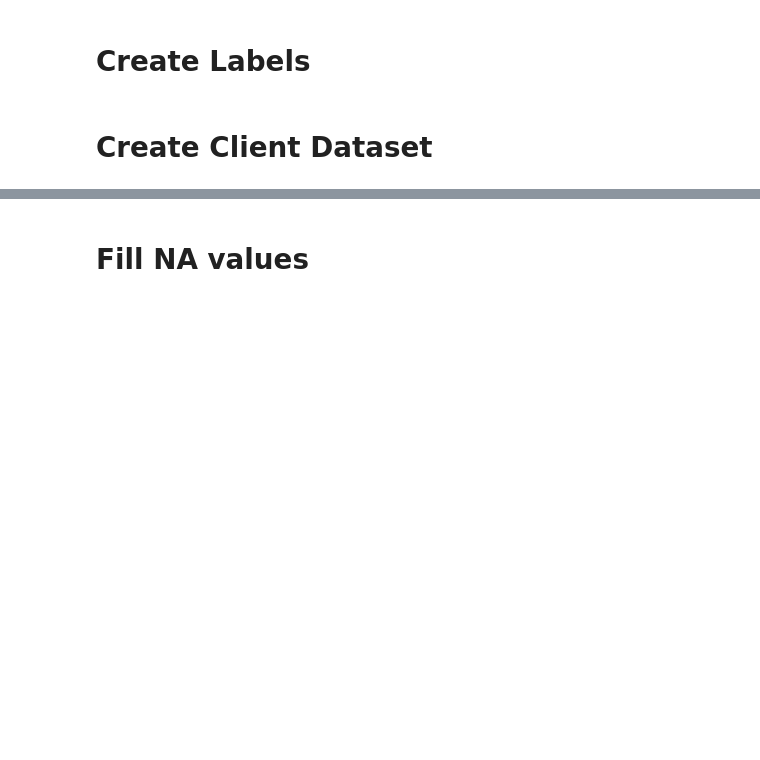
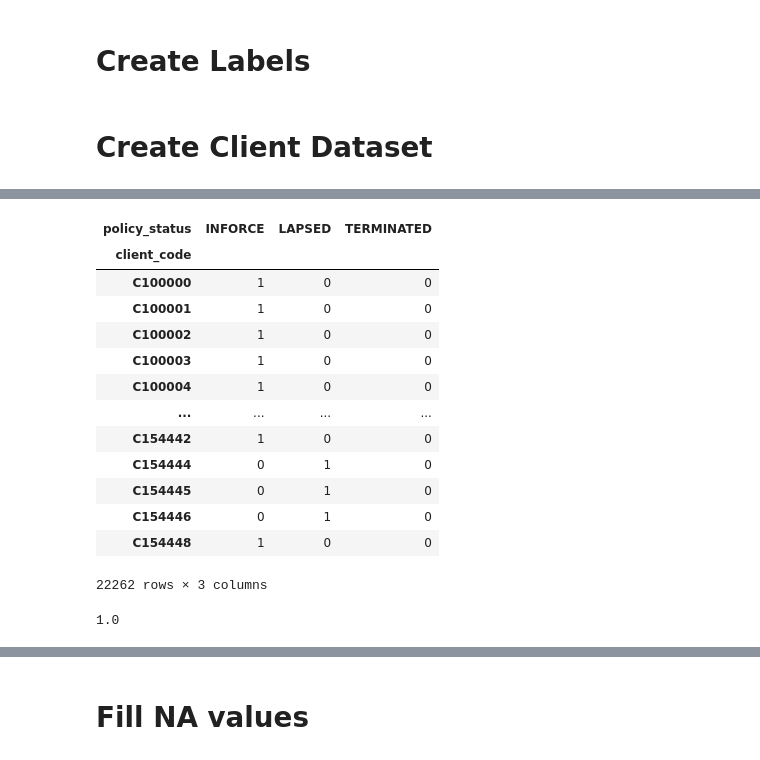
Before and after one commit to nisalr/datastorm-2.0-case-study, a Jupyter notebook: src/model-v1.ipynb, the cells around one changed output, grey strips where cells are left out. Saved outputs shown, nothing was run; the diff lists cells and outputs as text; code cells hidden in the pictures; blank space fills up the shorter version.

```diff
--- a/src/model-v1.ipynb
+++ b/src/model-v1.ipynb
@@ -98,0 +262,21 @@ def client_dataset(df, snap_date):
+# %%
+df_policy_pivot
+# %% [output]
+| policy_status | INFORCE | LAPSED | TERMINATED |
+| client_code |  |  |  |
+| C100000 | 1 | 0 | 0 |
+| C100001 | 1 | 0 | 0 |
+| C100002 | 1 | 0 | 0 |
+| C100003 | 1 | 0 | 0 |
+| C100004 | 1 | 0 | 0 |
+| ... | ... | ... | ... |
+| C154442 | 1 | 0 | 0 |
+| C154444 | 0 | 1 | 0 |
+| C154445 | 0 | 1 | 0 |
+| C154446 | 0 | 1 | 0 |
+| C154448 | 1 | 0 | 0 |
+22262 rows × 3 columns
+# %%
+df_policy_pivot.divide(df_policy_pivot.sum(axis=1), axis=0)
+# %% [output]
+1.0
```
Also changed, not shown: parts of 33 cells of this notebook.
